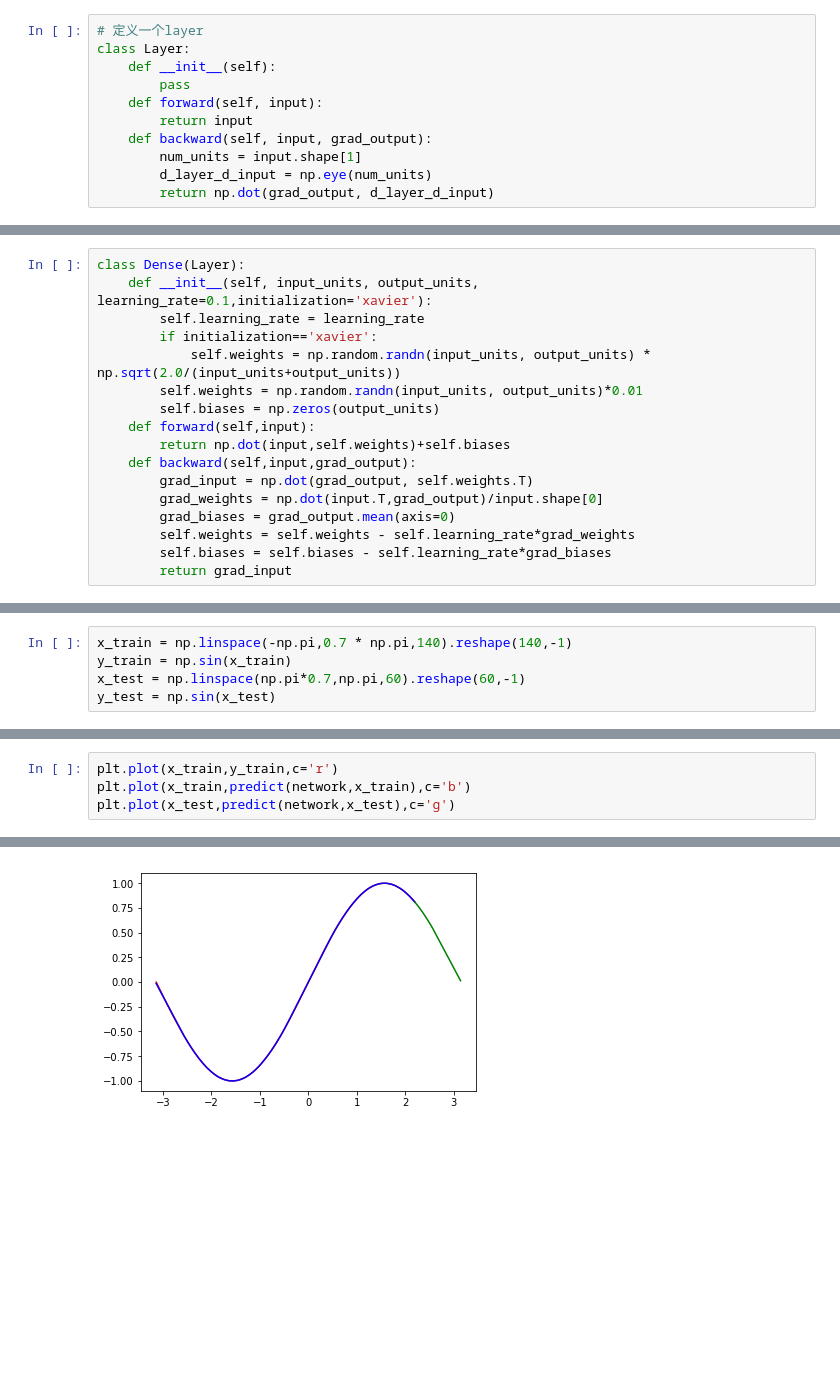
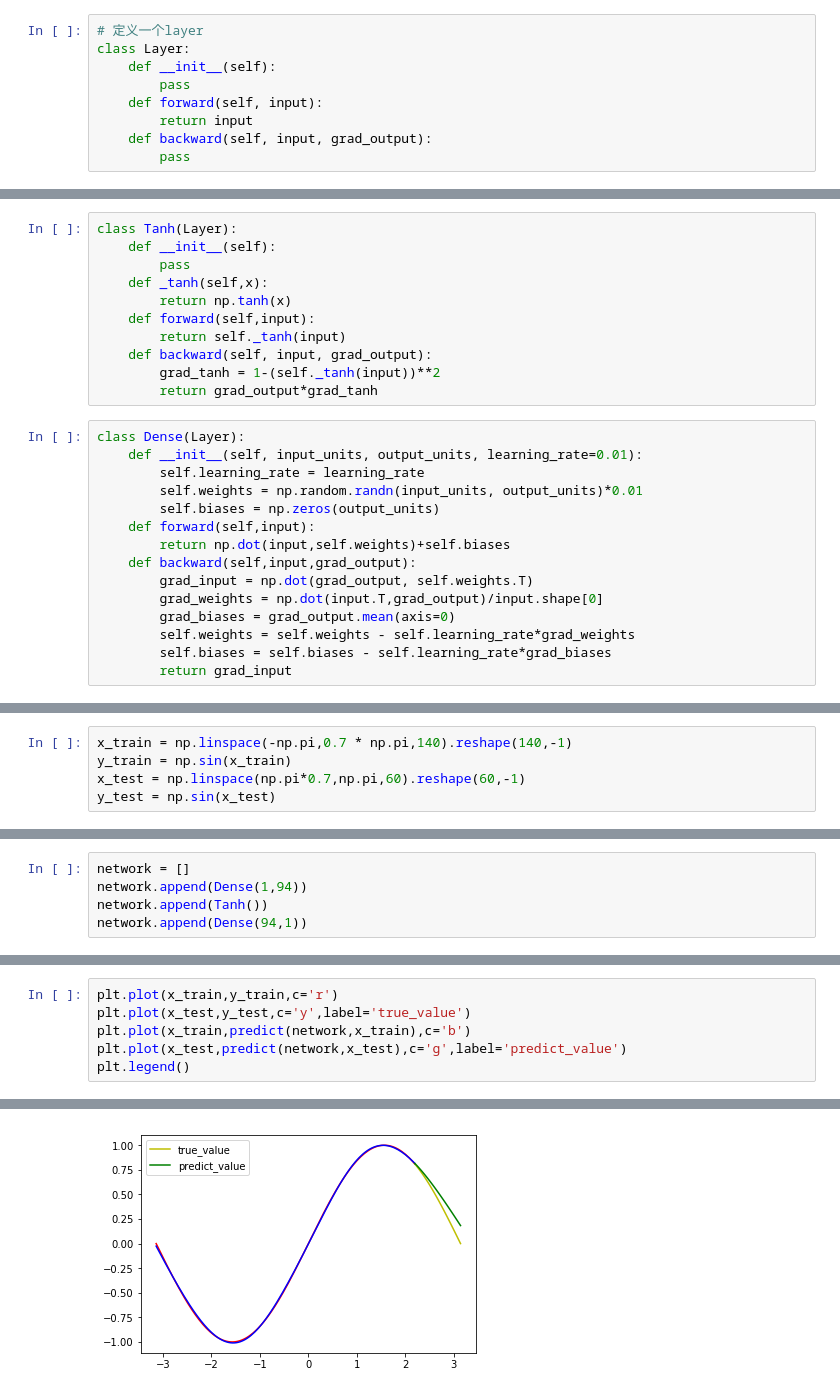
Before and after one commit to HadXu/machine-learning, a Jupyter notebook: pure_numpy_mlp/MLP 纯numpy实现.ipynb, the cells around one changed output, grey strips where cells are left out. Cells and saved outputs as stored; diff of their text form; blank space fills up the shorter version.

```diff
--- a/pure_numpy_mlp/MLP 纯numpy实现.ipynb
+++ b/pure_numpy_mlp/MLP 纯numpy实现.ipynb
@@ -12,9 +12,7 @@ class Layer:
     def forward(self, input):
         return input
     def backward(self, input, grad_output):
-        num_units = input.shape[1]
-        d_layer_d_input = np.eye(num_units)
-        return np.dot(grad_output, d_layer_d_input)
+        pass
 # %%
 # 定义Relu层
 class ReLU(Layer):
@@ -28,9 +40,18 @@ class ReLU(Layer):
+# %%
+class Tanh(Layer):
+    def __init__(self):
+        pass
+    def _tanh(self,x):
+        return np.tanh(x)
+    def forward(self,input):
+        return self._tanh(input)
+    def backward(self, input, grad_output):
+        grad_tanh = 1-(self._tanh(input))**2
+        return grad_output*grad_tanh
 # %%
 class Dense(Layer):
-    def __init__(self, input_units, output_units, learning_rate=0.1,initialization='xavier'):
+    def __init__(self, input_units, output_units, learning_rate=0.01):
         self.learning_rate = learning_rate
-        if initialization=='xavier':
-            self.weights = np.random.randn(input_units, output_units) * np.sqrt(2.0/(input_units+output_units))
         self.weights = np.random.randn(input_units, output_units)*0.01
         self.biases = np.zeros(output_units)
     def forward(self,input):
@@ -158,0 +157,5 @@ plt.plot(x,predict(network,x),c='b')
+# %%
+network = []
+network.append(Dense(1,94))
+network.append(Tanh())
+network.append(Dense(94,1))
@@ -159,5 +172,7 @@ plt.plot(x,predict(network,x),c='b')
 # %%
 plt.plot(x_train,y_train,c='r')
+plt.plot(x_test,y_test,c='y',label='true_value')
 plt.plot(x_train,predict(network,x_train),c='b')
-plt.plot(x_test,predict(network,x_test),c='g')
+plt.plot(x_test,predict(network,x_test),c='g',label='predict_value')
+plt.legend()
 # %% [output]
@@ -165 +180 @@ plt.plot(x_test,predict(network,x_test),c='g')
-[figure, old version]
+[figure, new version]
```
Also changed, not shown: parts of 14 cells of this notebook.
